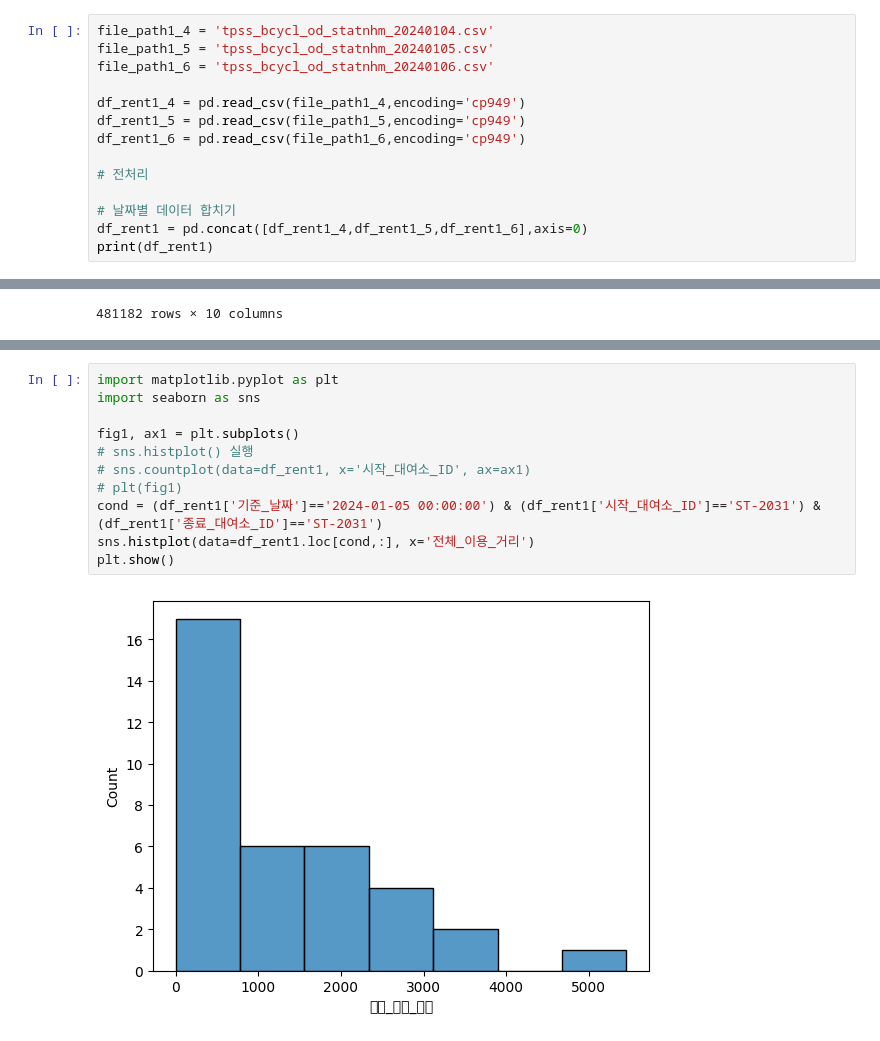
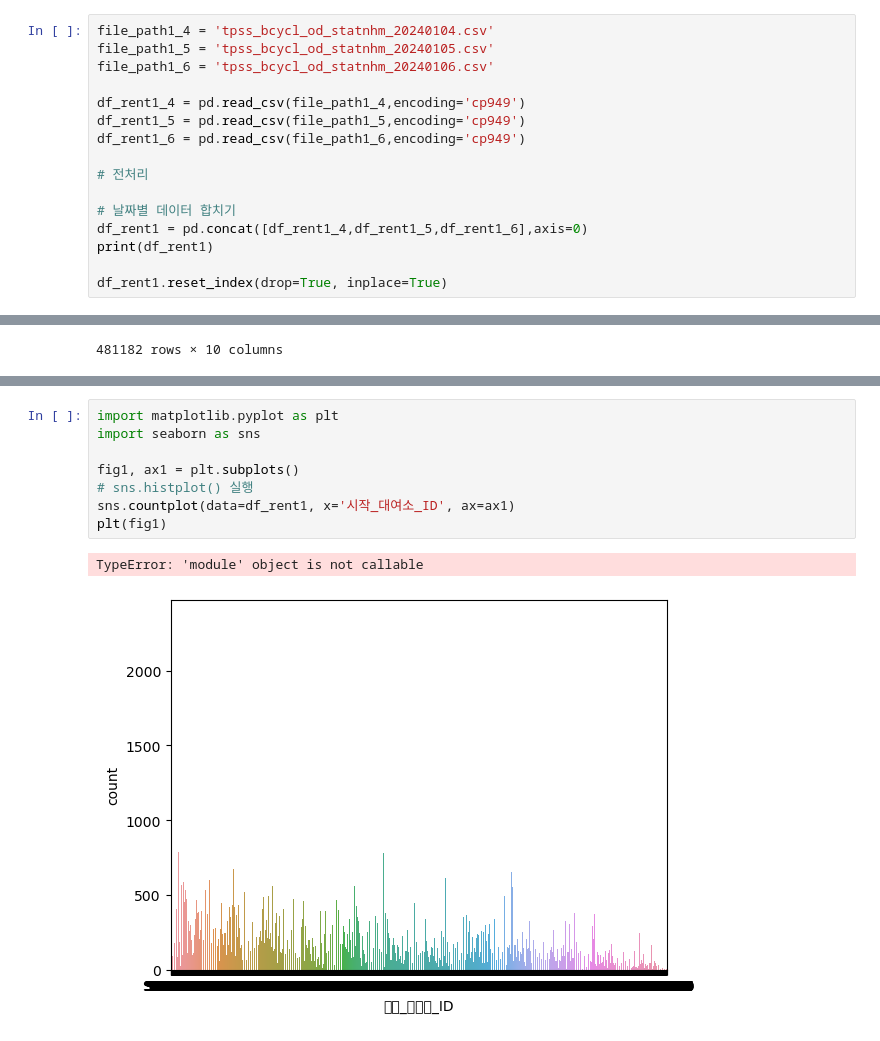
Before and after one commit to HongJeongHwan/KDT_project1_mini, a Jupyter notebook: mini_test.ipynb, the cells around one changed output, grey strips where cells are left out. Cells and saved outputs as stored; diff of their text form.

```diff
--- a/mini_test.ipynb
+++ b/mini_test.ipynb
@@ -75,6 +79,8 @@ df_rent1_6 = pd.read_csv(file_path1_6,encoding='cp949')
 # 날짜별 데이터 합치기
 df_rent1 = pd.concat([df_rent1_4,df_rent1_5,df_rent1_6],axis=0)
 print(df_rent1)
+
+df_rent1.reset_index(drop=True, inplace=True)
 # %% [output]
            기준_날짜 집계_기준  기준_시간대 시작_대여소_ID     시작_대여소명 종료_대여소_ID     종료_대여소명  \
 0       20240104  출발시간       0   ST-1014  신정3동_101_1    ST-676  고척2동_035_1
@@ -211,13 +174,11 @@ df_master1
 # %%
 import matplotlib.pyplot as plt
 import seaborn as sns
 
 fig1, ax1 = plt.subplots()
 # sns.histplot() 실행
-# sns.countplot(data=df_rent1, x='시작_대여소_ID', ax=ax1)
-# plt(fig1)
-cond = (df_rent1['기준_날짜']=='2024-01-05 00:00:00') & (df_rent1['시작_대여소_ID']=='ST-2031') & (df_rent1['종료_대여소_ID']=='ST-2031')
-sns.histplot(data=df_rent1.loc[cond,:], x='전체_이용_거리')
-plt.show()
+sns.countplot(data=df_rent1, x='시작_대여소_ID', ax=ax1)
+plt(fig1)
 # %% [output]
+TypeError: 'module' object is not callable
-[figure, old version]
+[figure, new version]
```
Also changed, not shown: parts of 8 cells of this notebook.
